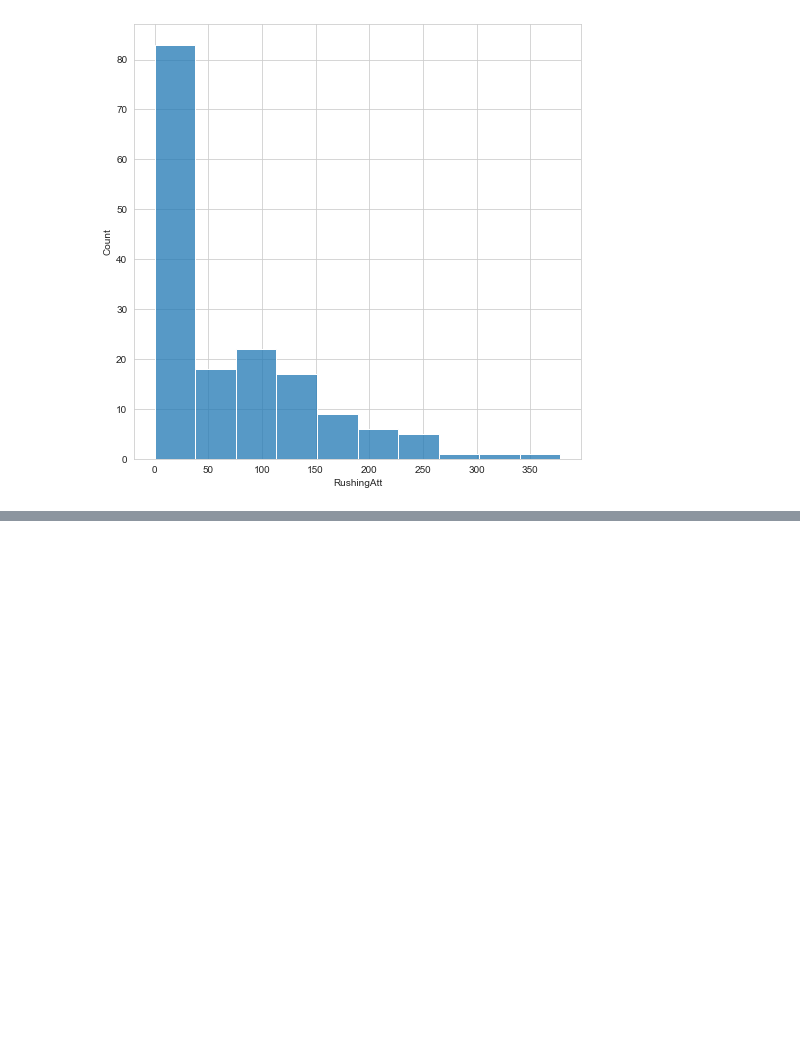
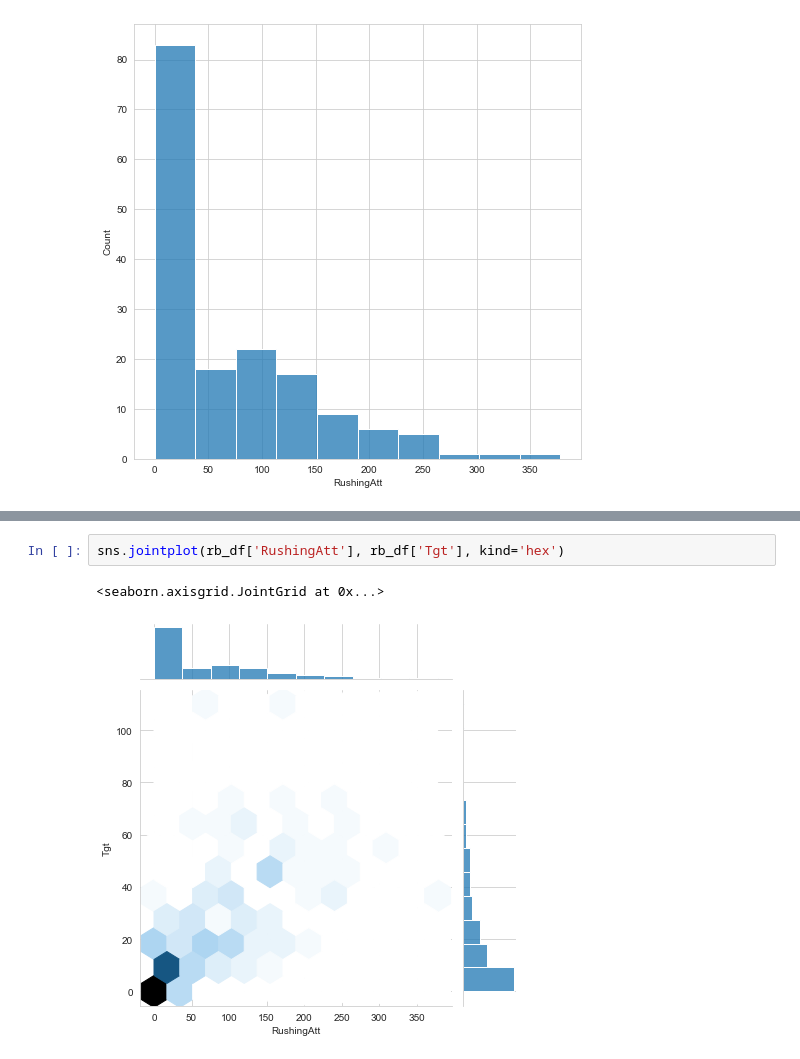
Before and after one commit to AlexanderCrisler/Data-Science-Final-Project, a Jupyter notebook: seaborn_vis.ipynb, the cells around one changed output, grey strips where cells are left out. Drawn from its saved outputs; the diff is of its cells as text; blank space fills up the shorter version.

```diff
--- a/seaborn_vis.ipynb
+++ b/seaborn_vis.ipynb
@@ -144,0 +190,5 @@ sns.histplot(rb_df['RushingAtt'])
+# %%
+sns.jointplot(rb_df['RushingAtt'], rb_df['Tgt'], kind='hex')
+# %% [output]
+<seaborn.axisgrid.JointGrid at 0x...>
+[figure, added]
```
Also changed, not shown: parts of 14 cells of this notebook, 4 other files.
